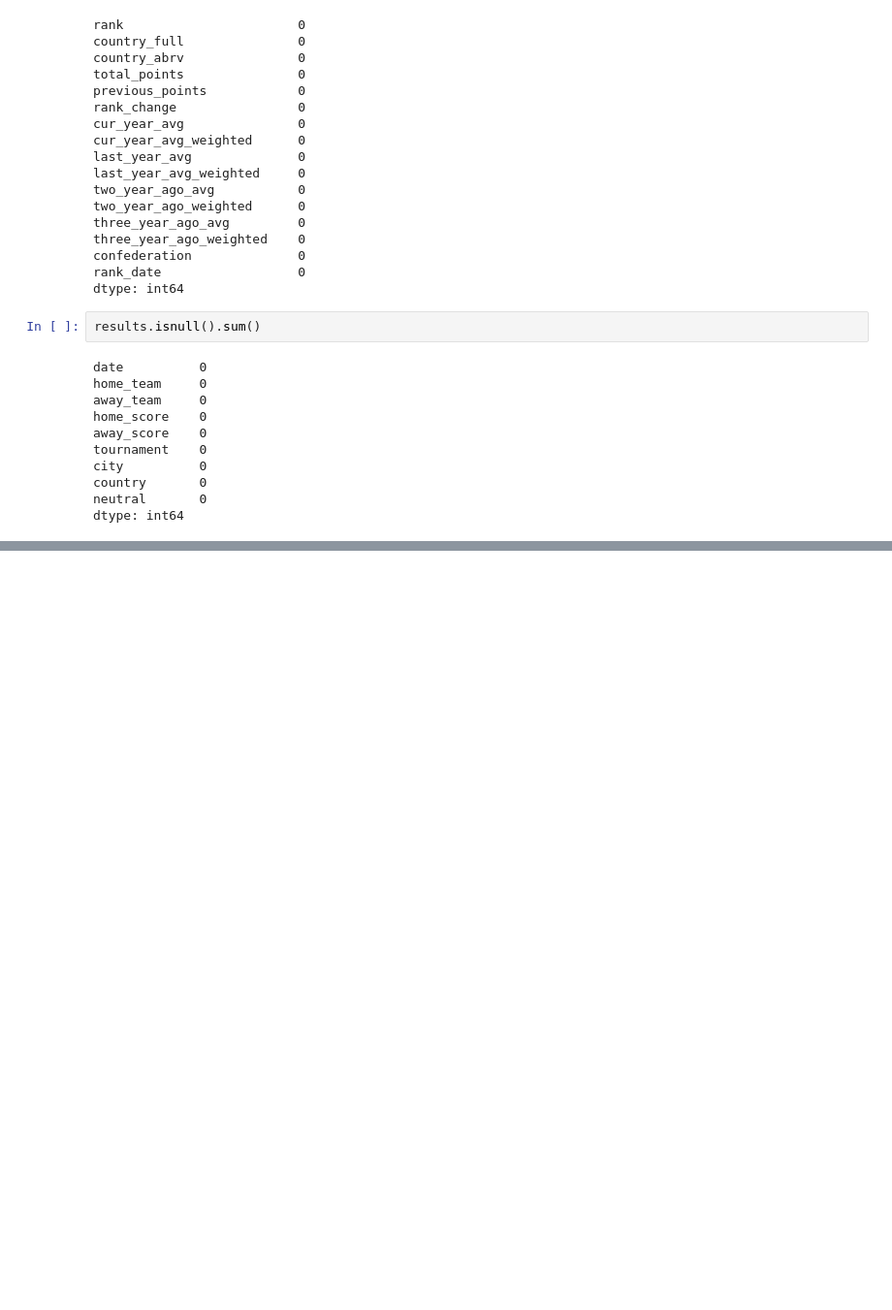
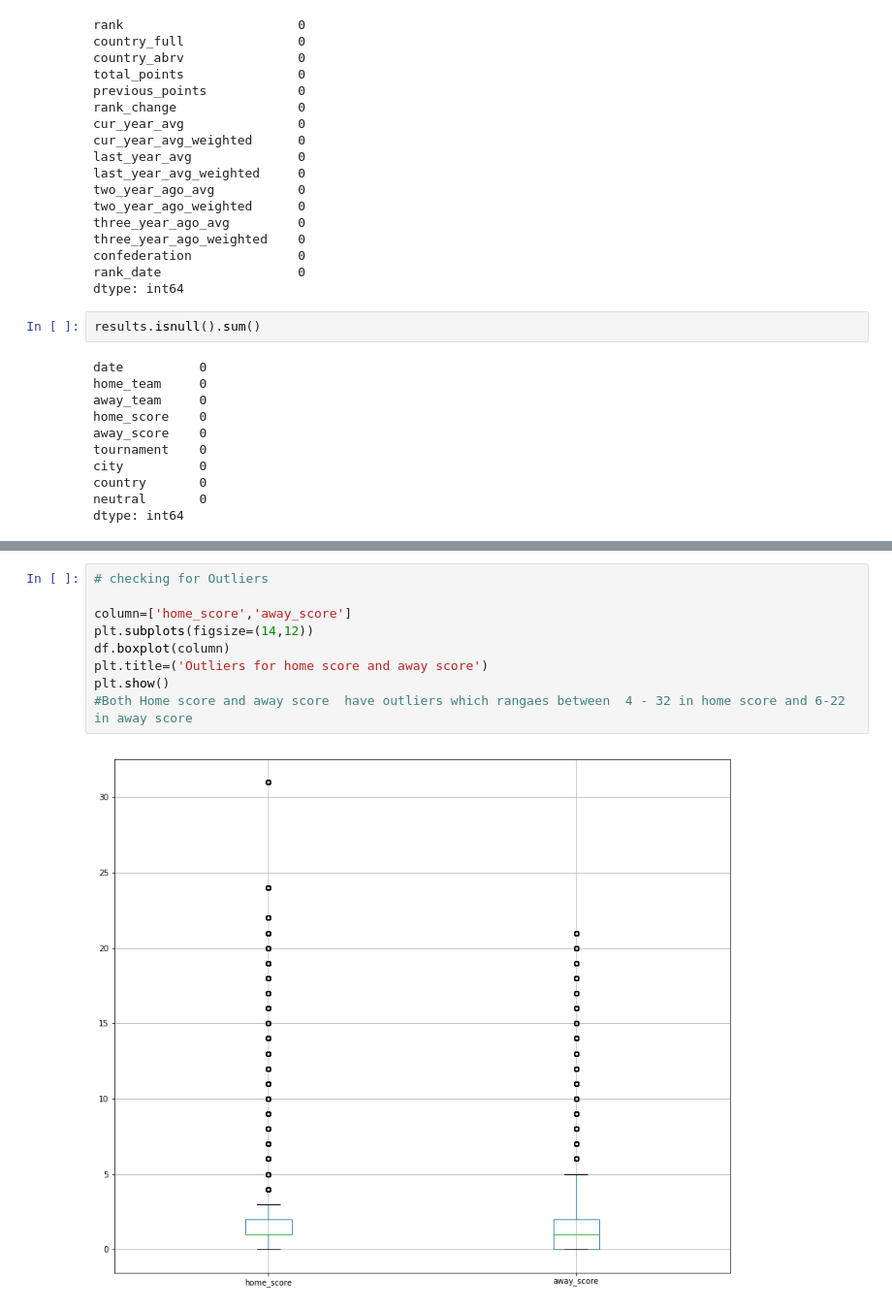
Before and after one commit to SamwelJane/Mchezopesa-Ltd-Football-analysis, a Jupyter notebook: Moringa_Data_Science_Core_W6_Independent_Project_2019_08_Samwel_Jane_Python_Notebook.ipynb, the cells around one changed output, grey strips where cells are left out. Shown at 97% size. Cells and saved outputs as stored; diff of their text form; blank space fills up the shorter version.

```diff
--- a/Moringa_Data_Science_Core_W6_Independent_Project_2019_08_Samwel_Jane_Python_Notebook.ipynb
+++ b/Moringa_Data_Science_Core_W6_Independent_Project_2019_08_Samwel_Jane_Python_Notebook.ipynb
@@ -170,0 +163,11 @@ per_df[['COUNTY','TOTAL_COUNT']][:47].sort_values('TOTAL_COUNT',ascending=False)
+# %%
+# checking for Outliers
+
+column=['home_score','away_score']
+plt.subplots(figsize=(14,12))
+df.boxplot(column)
+plt.title=('Outliers for home score and away score')
+plt.show()
+#Both Home score and away score  have outliers which rangaes between  4 - 32 in home score and 6-22 in away score
+# %% [output]
+[figure, added]
```
Also changed, not shown: parts of 22 cells of this notebook.
